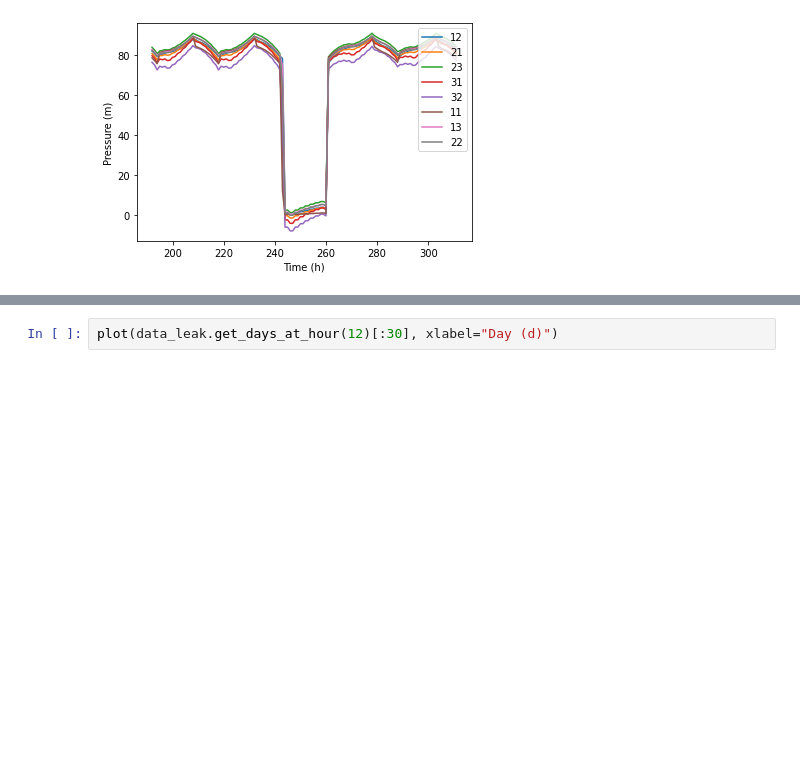
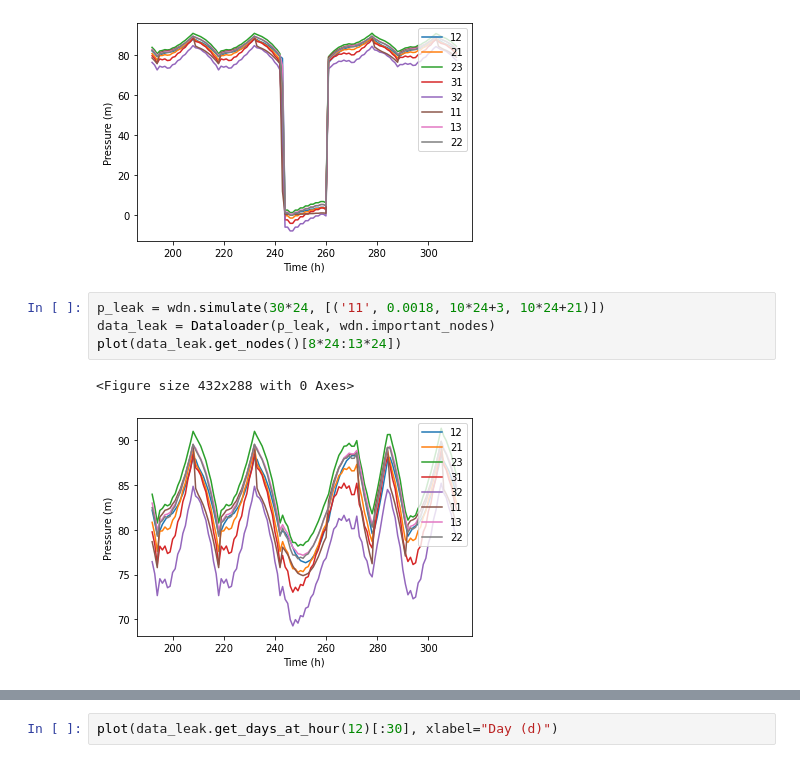
Before and after one commit to JulianBvW/BA-WDN-Leakage-Detection, a Jupyter notebook: LeakageDetection.ipynb, the cells around one changed output, grey strips where cells are left out. Drawn from its saved outputs; the diff is of its cells as text; blank space fills up the shorter version.

```diff
--- a/LeakageDetection.ipynb
+++ b/LeakageDetection.ipynb
@@ -97,3 +97,10 @@ plot(data_leak.get_nodes()[8*24:13*24])
 # %% [output]
 <Figure size 432x288 with 0 Axes>
 [figure]
+# %%
+p_leak = wdn.simulate(30*24, [('11', 0.0018, 10*24+3, 10*24+21)])
+data_leak = Dataloader(p_leak, wdn.important_nodes)
+plot(data_leak.get_nodes()[8*24:13*24])
+# %% [output]
+<Figure size 432x288 with 0 Axes>
+[figure, added]
```
Also changed, not shown: parts of 2 cells of this notebook.
